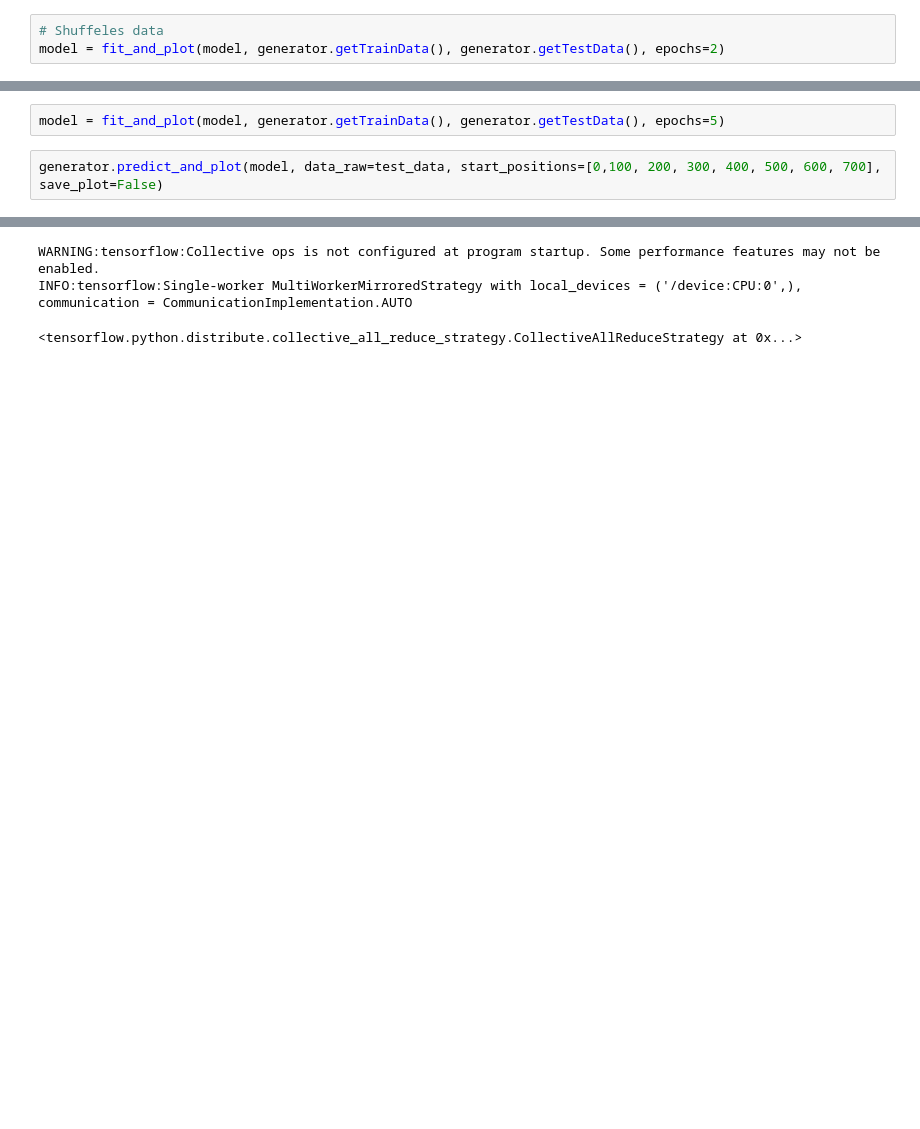
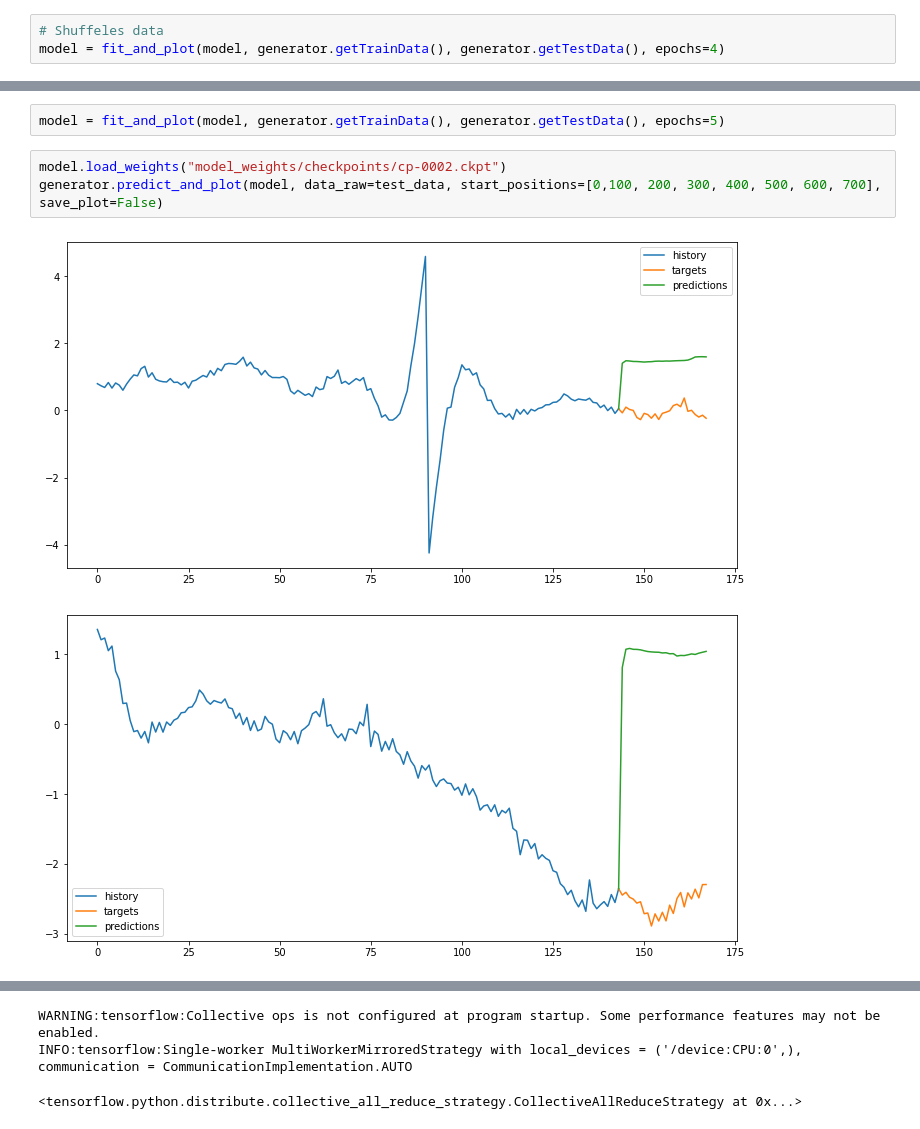
Before and after one commit to Kohmann/DL-power-imbalance-forecasting, a Jupyter notebook: model_training.ipynb, the cells around one changed output, grey strips where cells are left out. Drawn from its saved outputs; the diff is of its cells as text; blank space fills up the shorter version.

```diff
--- a/model_training.ipynb
+++ b/model_training.ipynb
@@ -123,5 +123,5 @@ Non-trainable params: 0
 _________________________________________________________________
 # %%
 # Shuffeles data
-model = fit_and_plot(model, generator.getTrainData(), generator.getTestData(), epochs=2)
+model = fit_and_plot(model, generator.getTrainData(), generator.getTestData(), epochs=4)
 # %% [output]
@@ -134,4 +130,8 @@ Epoch 2/2
 # %%
 model = fit_and_plot(model, generator.getTrainData(), generator.getTestData(), epochs=5)
 # %%
+model.load_weights("model_weights/checkpoints/cp-0002.ckpt")
 generator.predict_and_plot(model, data_raw=test_data, start_positions=[0,100, 200, 300, 400, 500, 600, 700], save_plot=False)
+# %% [output]
+[figure, added]
+[figure, added]
```
Also changed, not shown: parts of 3 cells of this notebook, 1 other file.
